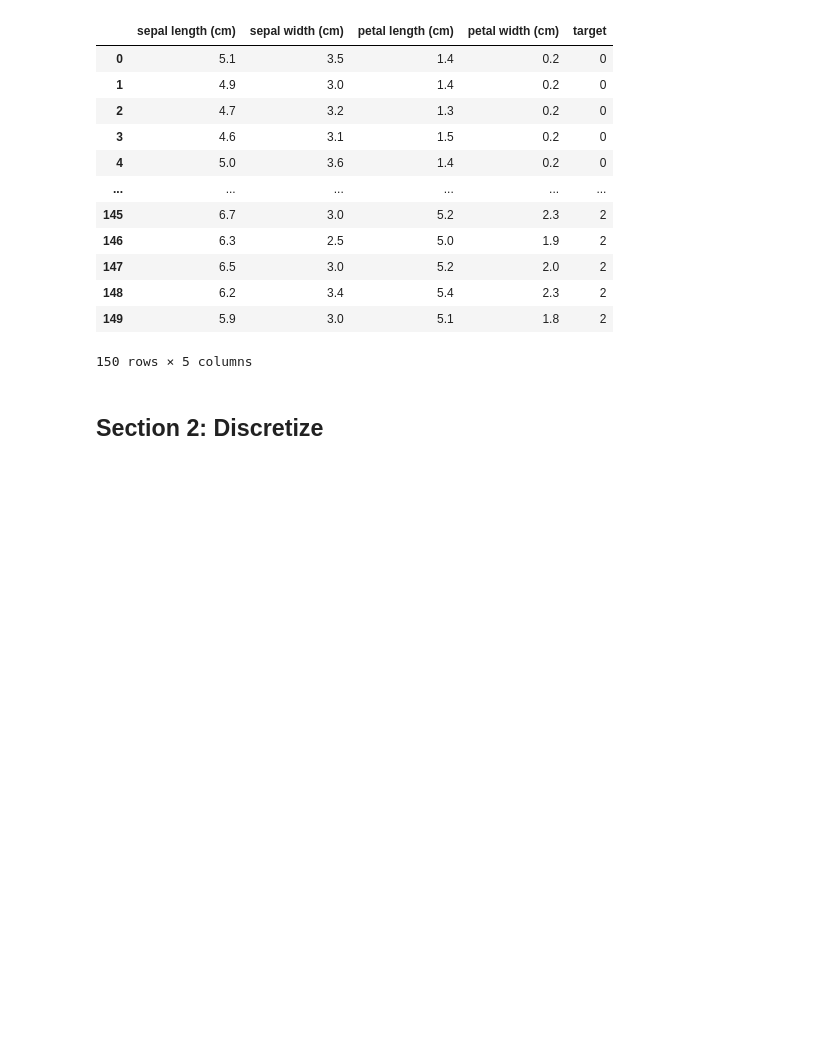
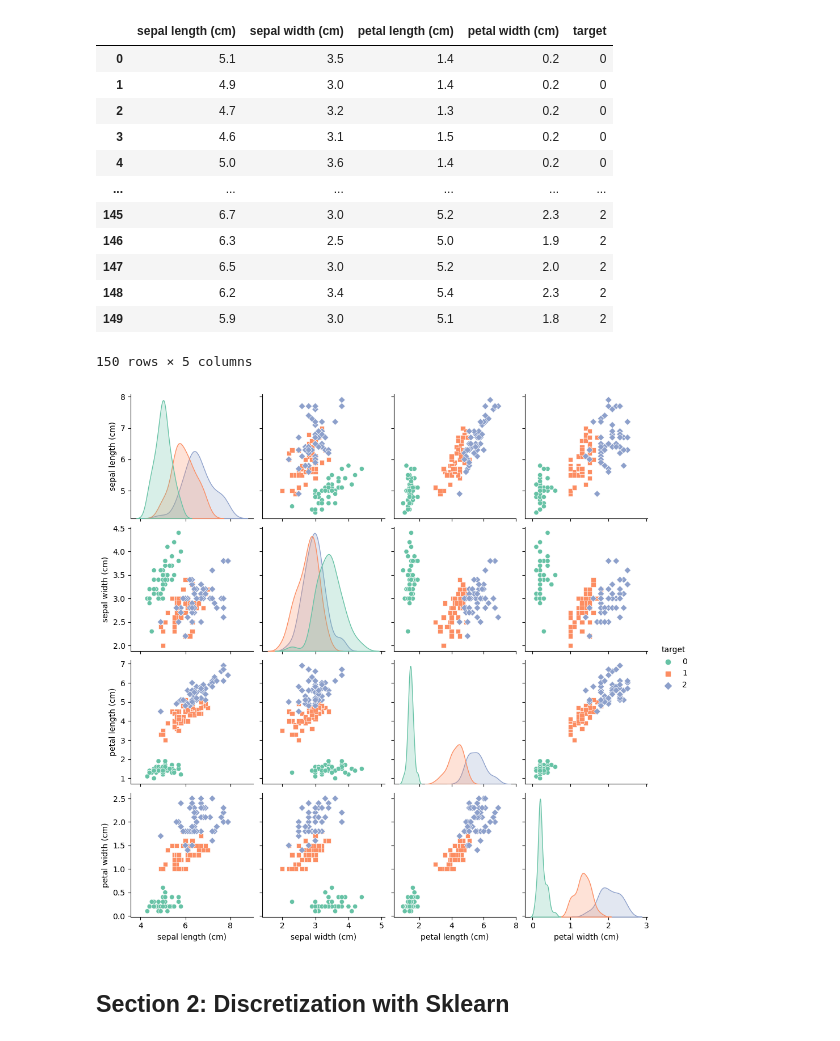
Before and after one commit to scikit-mine/scikit-mine, a Jupyter notebook: docs/tutorials/itemsets/classifier.ipynb, the cells around one changed output. Drawn from its saved outputs; the diff is of its cells as text; code cells hidden in the pictures; blank space fills up the shorter version.

```diff
--- a/docs/tutorials/itemsets/classifier.ipynb
+++ b/docs/tutorials/itemsets/classifier.ipynb
@@ -49,19 +50,16 @@ Target:
 150 rows × 5 columns
 # %%
 import plotly.express as px
-import pandas as pd
-from sklearn import datasets
-
-# Charger les données IRIS
-iris = datasets.load_iris()
-iris_df = pd.DataFrame(iris.data, columns=iris.feature_names)
-iris_df['species'] = iris.target
-
-# Créer un graphique 3D interactif
-fig = px.scatter_3d(iris_df, x='sepal length (cm)', y='sepal width (cm)', z='petal length (cm)',
-              color='species', labels={'species':'species'},
+fig = px.scatter_3d(iris.frame, x='sepal length (cm)', y='sepal width (cm)', z='petal length (cm)',
+              color='target', labels={'target':'target'},
               title="Iris Dataset in 3D",)
 fig.update_traces(marker_size = 3)
 fig.show()
+# %%
+import seaborn as sns
+sns.pairplot(iris.frame, kind="scatter", hue="target", markers=["o", "s", "D"], palette="Set2")
+plt.show()
+# %% [output]
+[figure, added]
 # %% [markdown]
- ## Section 2: Discretize <a class="anchor" id="section_2"></a>
+ ## Section 2: Discretization with Sklearn <a class="anchor" id="section_2"></a>
```
Also changed, not shown: parts of 13 cells of this notebook, 3 other files.
